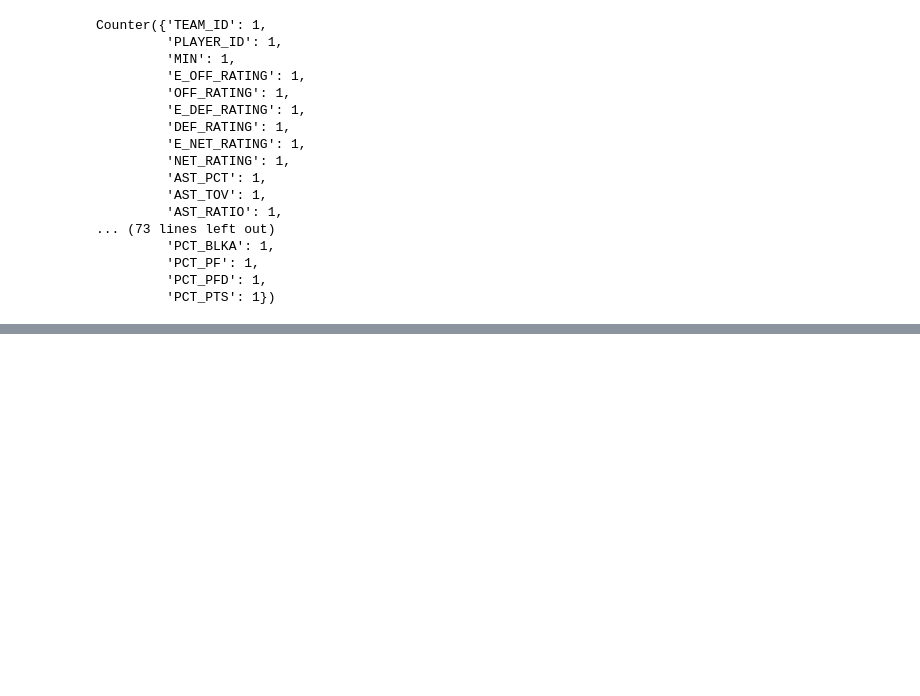
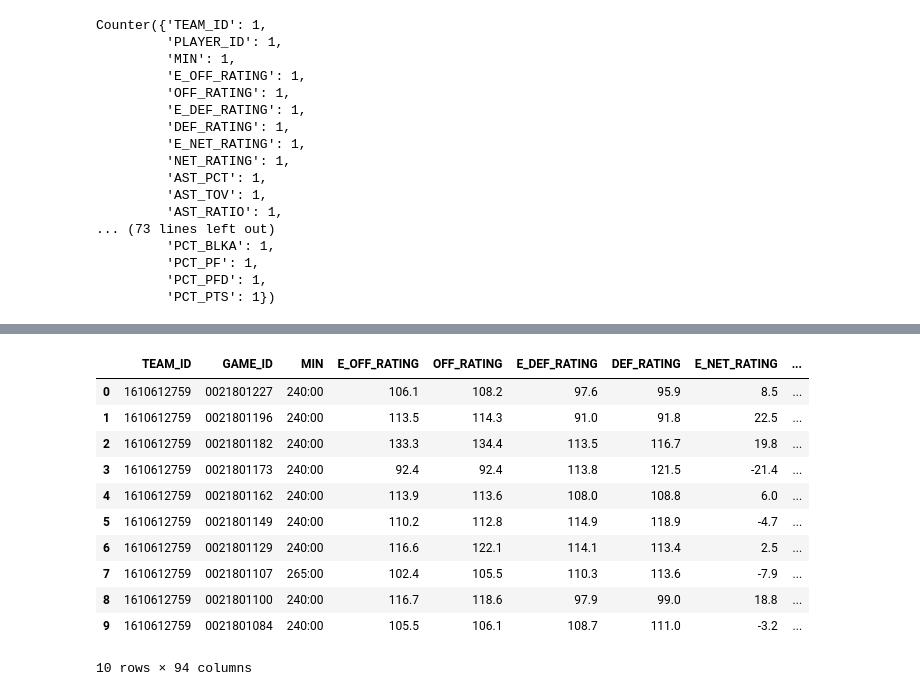
Before and after one commit to gosebastian12/NBA_betting_analysis, a Jupyter notebook: playground/nba_api.ipynb, the cells around one changed output, grey strips where cells are left out. Drawn from its saved outputs; the diff is of its cells as text; code cells hidden in the pictures; blank space fills up the shorter version.

Commit message:
Added team data season compiler

```diff
--- a/playground/nba_api.ipynb
+++ b/playground/nba_api.ipynb
@@ -314,0 +346,2 @@ Counter({'TEAM_ID': 1,
+# %%
+season_data = requester.season_data_compiler('2018-19' , 'SAS')
@@ -314,0 +360,15 @@ Counter({'TEAM_ID': 1,
+# %%
+season_data
+# %% [output]
+|  | TEAM_ID | GAME_ID | MIN | E_OFF_RATING | OFF_RATING | E_DEF_RATING | DEF_RATING | E_NET_RATING | ... |
+| 0 | 1610612759 | 0021801227 | 240:00 | 106.1 | 108.2 | 97.6 | 95.9 | 8.5 | ... |
+| 1 | 1610612759 | 0021801196 | 240:00 | 113.5 | 114.3 | 91.0 | 91.8 | 22.5 | ... |
+| 2 | 1610612759 | 0021801182 | 240:00 | 133.3 | 134.4 | 113.5 | 116.7 | 19.8 | ... |
+| 3 | 1610612759 | 0021801173 | 240:00 | 92.4 | 92.4 | 113.8 | 121.5 | -21.4 | ... |
+| 4 | 1610612759 | 0021801162 | 240:00 | 113.9 | 113.6 | 108.0 | 108.8 | 6.0 | ... |
+| 5 | 1610612759 | 0021801149 | 240:00 | 110.2 | 112.8 | 114.9 | 118.9 | -4.7 | ... |
+| 6 | 1610612759 | 0021801129 | 240:00 | 116.6 | 122.1 | 114.1 | 113.4 | 2.5 | ... |
+| 7 | 1610612759 | 0021801107 | 265:00 | 102.4 | 105.5 | 110.3 | 113.6 | -7.9 | ... |
+| 8 | 1610612759 | 0021801100 | 240:00 | 116.7 | 118.6 | 97.9 | 99.0 | 18.8 | ... |
+| 9 | 1610612759 | 0021801084 | 240:00 | 105.5 | 106.1 | 108.7 | 111.0 | -3.2 | ... |
+10 rows × 94 columns
```
Also changed, not shown: parts of 7 cells of this notebook.
